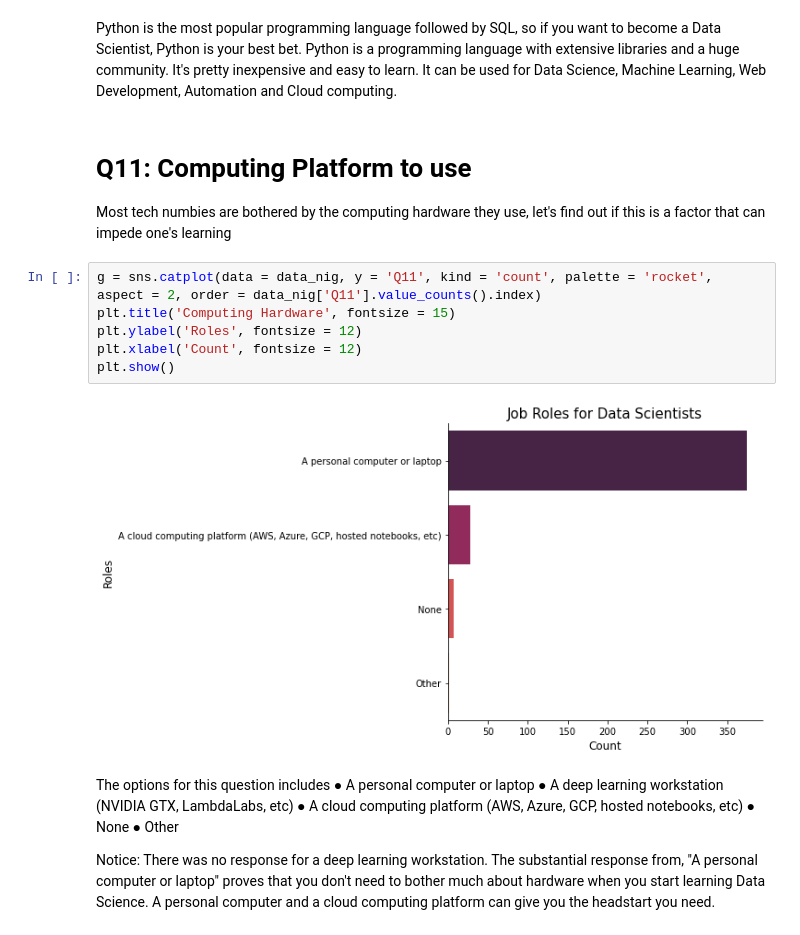
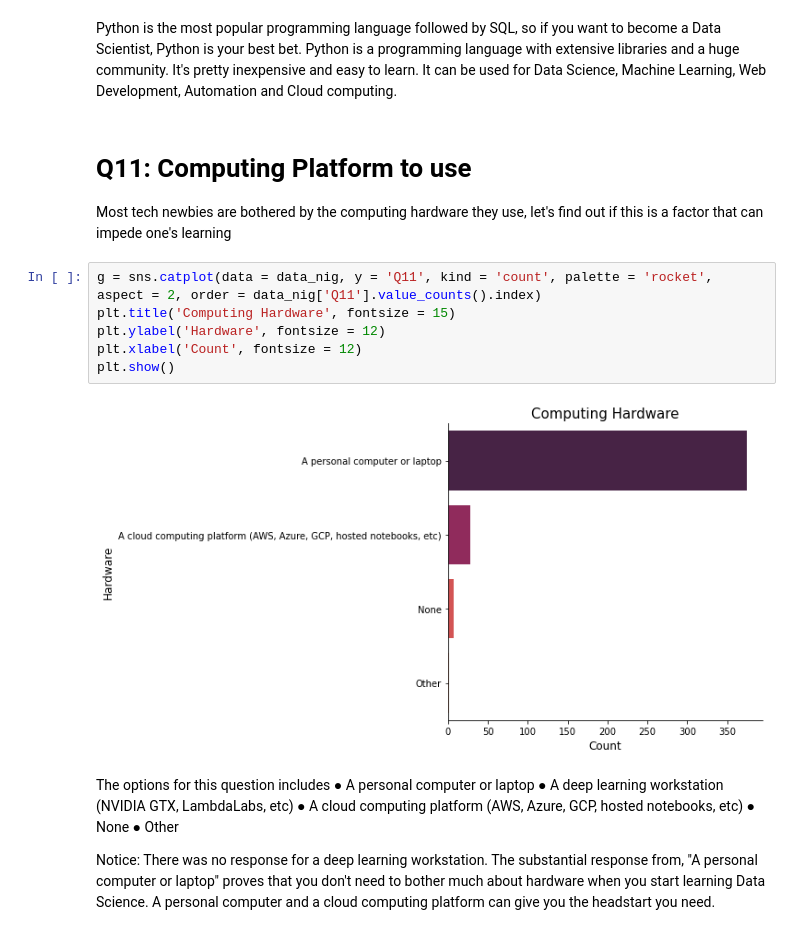
Before and after one commit to Jhoie/The-Data-Science-Community-in-Nigeria, a Jupyter notebook: The Data Science Community in Nigeria.ipynb, the cells around one changed output. Drawn from its saved outputs; the diff is of its cells as text.

```diff
--- a/The Data Science Community in Nigeria.ipynb
+++ b/The Data Science Community in Nigeria.ipynb
@@ -299,15 +299,15 @@ Python is a programming language with extensive libraries and a huge community.
 # %% [markdown]
 # Q11:  Computing Platform to use
 
-Most tech numbies are bothered by the computing hardware they use, let's find out if this is a factor that can impede one's learning
+Most tech newbies are bothered by the computing hardware they use, let's find out if this is a factor that can impede one's learning
 # %%
 g = sns.catplot(data = data_nig, y = 'Q11', kind = 'count', palette = 'rocket', aspect = 2, order = data_nig['Q11'].value_counts().index)
 plt.title('Computing Hardware', fontsize = 15)
-plt.ylabel('Roles', fontsize = 12)
+plt.ylabel('Hardware', fontsize = 12)
 plt.xlabel('Count', fontsize = 12)
 plt.show()
 # %% [output]
-[figure, old version]
+[figure, new version]
 # %% [markdown]
 The options for this question includes
 ● A personal computer or laptop
```
Also changed, not shown: parts of 12 cells of this notebook.
